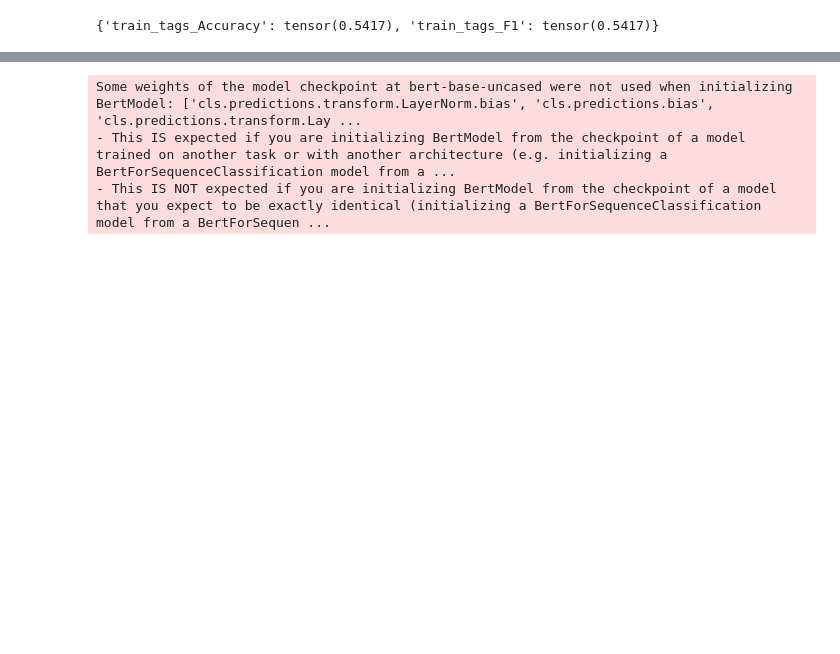
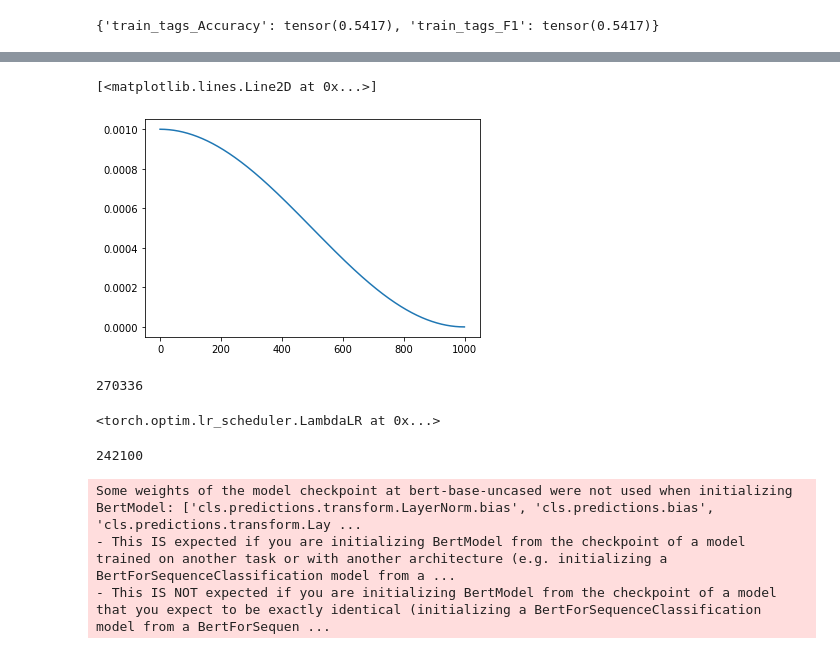
Before and after one commit to simonjisu/FSQA, a Jupyter notebook: Notebooks/03_NER_training.ipynb, the cells around one changed output, grey strips where cells are left out. Drawn from its saved outputs; the diff is of its cells as text; code cells hidden in the pictures; blank space fills up the shorter version.

```diff
--- a/Notebooks/03_NER_training.ipynb
+++ b/Notebooks/03_NER_training.ipynb
@@ -1022,3 +1024,32 @@ o
+# %%
+a = get_cosine_with_hard_restarts_schedule_with_warmup(
+    torch.optim.Adam(nn.Linear(1, 1).parameters(), lr=0.001), num_warmup_steps=100, num_training_steps=1000, num_cycles=2)
+# %%
+b = []
+for i in range(1000):
+    a.step()
+    b.extend(a.get_last_lr())
+# %%
+plt.plot(b)
+# %% [output]
+[<matplotlib.lines.Line2D at 0x...>]
+[figure, added]
+# %%
+264 * 256 * 4
+# %% [output]
+270336
+# %%
+get_cosine_with_hard_restarts_schedule_with_warmup(
+    torch.optim.Adam(nn.Linear(1, 1).parameters()),
+    0, 10, 1, -1
+
+)
+# %% [output]
+<torch.optim.lr_scheduler.LambdaLR at 0x...>
+# %%
+(236978 + 910 + 3339 + 873) /
+# %% [output]
+242100
 # %%
 cfg = BertConfig()
 bert = BertModel.from_pretrained('bert-base-uncased')
```
Also changed, not shown: parts of 7 cells of this notebook, 2 other files.
